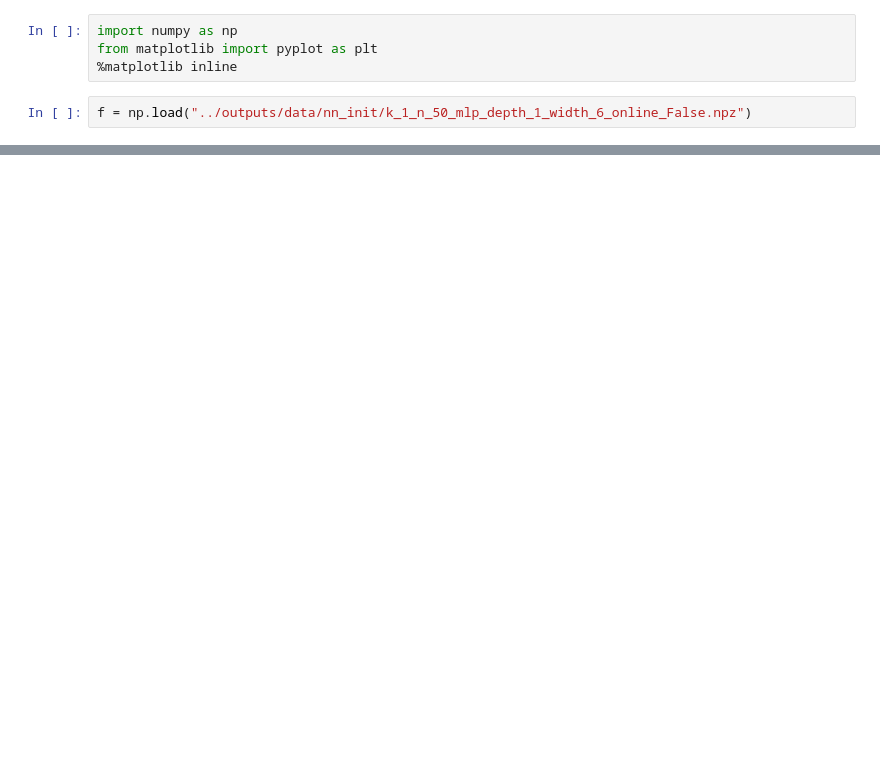
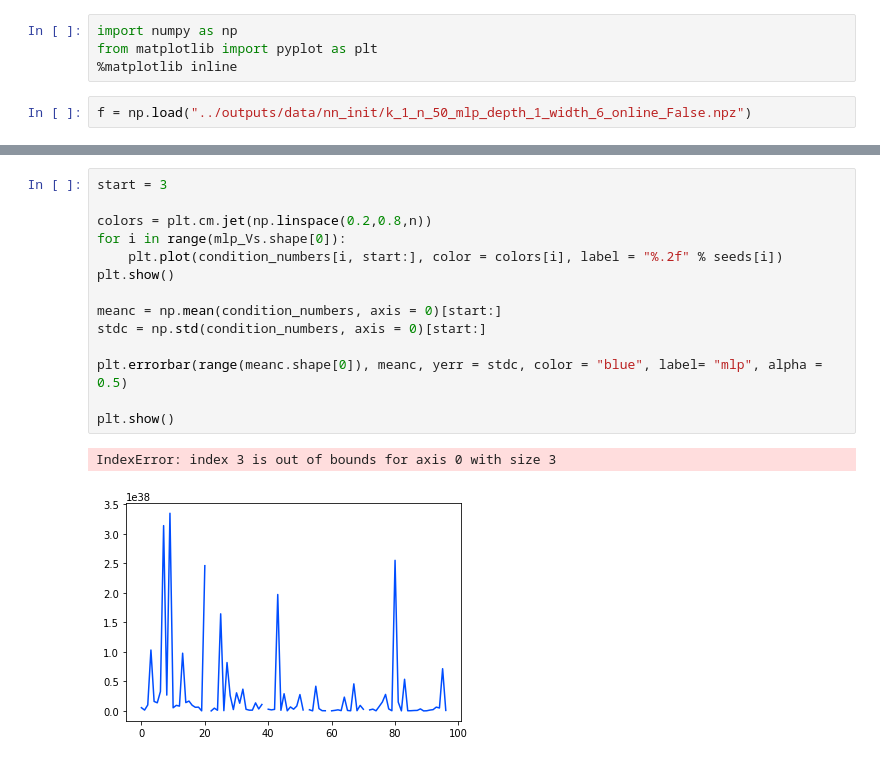
Before and after one commit to davidbrandfonbrener/geometric_insights_into_TD_learning, a Jupyter notebook: notebooks/NN init plotting.ipynb, the cells around one changed output, grey strips where cells are left out. Drawn from its saved outputs; the diff is of its cells as text; blank space fills up the shorter version.

```diff
--- a/notebooks/NN init plotting.ipynb
+++ b/notebooks/NN init plotting.ipynb
@@ -36,0 +146,17 @@ plt.errorbar(range(meanV.shape[0]), meanV, yerr = stdV, color = "blue", label= "
+# %%
+start = 3
+
+colors = plt.cm.jet(np.linspace(0.2,0.8,n))
+for i in range(mlp_Vs.shape[0]):
+    plt.plot(condition_numbers[i, start:], color = colors[i], label = "%.2f" % seeds[i])
+plt.show()
+
+meanc = np.mean(condition_numbers, axis = 0)[start:]
+stdc = np.std(condition_numbers, axis = 0)[start:]
+
+plt.errorbar(range(meanc.shape[0]), meanc, yerr = stdc, color = "blue", label= "mlp", alpha = 0.5)
+
+plt.show()
+# %% [output]
+IndexError: index 3 is out of bounds for axis 0 with size 3
+[figure, added]
```
Also changed, not shown: parts of 13 cells of this notebook, 20 other files.
